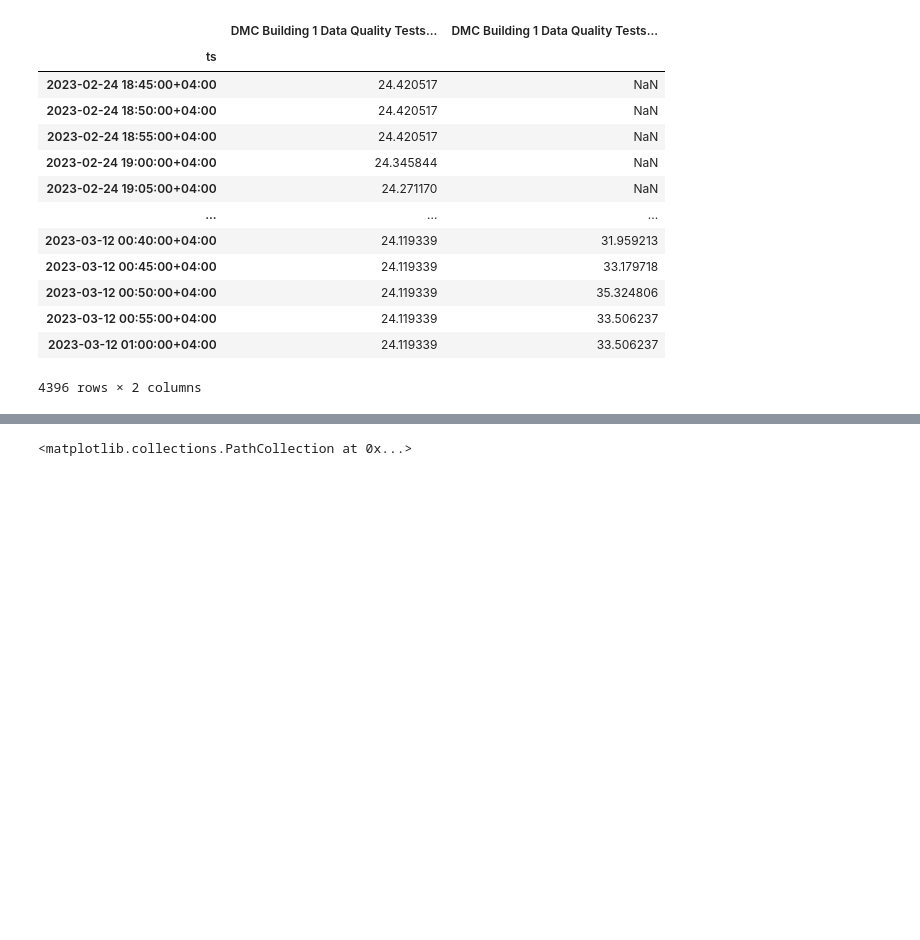
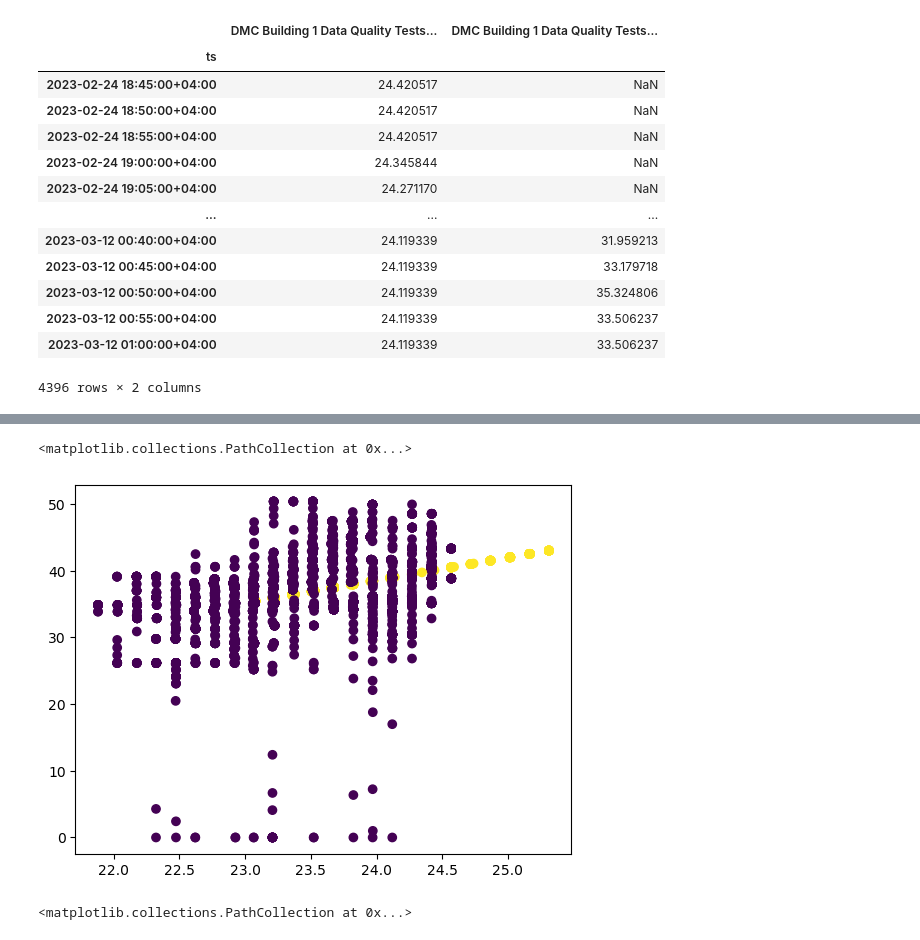
Before and after one commit to quajada/HubgradeDataCleaning, a Jupyter notebook: ChristineWorkspace.ipynb, the cells around one changed output, grey strips where cells are left out. Saved outputs shown, nothing was run; the diff lists cells and outputs as text; code cells hidden in the pictures; blank space fills up the shorter version.

```diff
--- a/ChristineWorkspace.ipynb
+++ b/ChristineWorkspace.ipynb
@@ -180,3 +180,6 @@ mt
 | 2023-03-12 00:55:00+04:00 | 24.119339 | 33.506237 |
 | 2023-03-12 01:00:00+04:00 | 24.119339 | 33.506237 |
 4396 rows × 2 columns
+# %%
+mt["status"] = mt.isna().any(axis=1).replace(True,1).replace(False,0)
+mt
@@ -182,0 +201,5 @@ mt
+# %%
+imputer = IterativeImputer()
+imputed = imputer.fit_transform(mt)
+mt_imputed = pd.DataFrame(imputed, index=mt.index, columns=mt.columns)
+mt_imputed
@@ -183,3 +243,13 @@ mt
+# %%
+import seaborn as sns
+
+mt_y = mt_imputed.iloc[:,1:-1]
+mt_X = mt_imputed.iloc[:,0:1]
+
+plt.scatter(mt_X, mt_y, c=mt_imputed.status, label="data")
+# %% [output]
+<matplotlib.collections.PathCollection at 0x...>
+[figure, added]
 # %%
 y = mt.iloc[:,1:]
 X = mt.iloc[:,0:-1]
```
Also changed, not shown: parts of 4 cells of this notebook.
